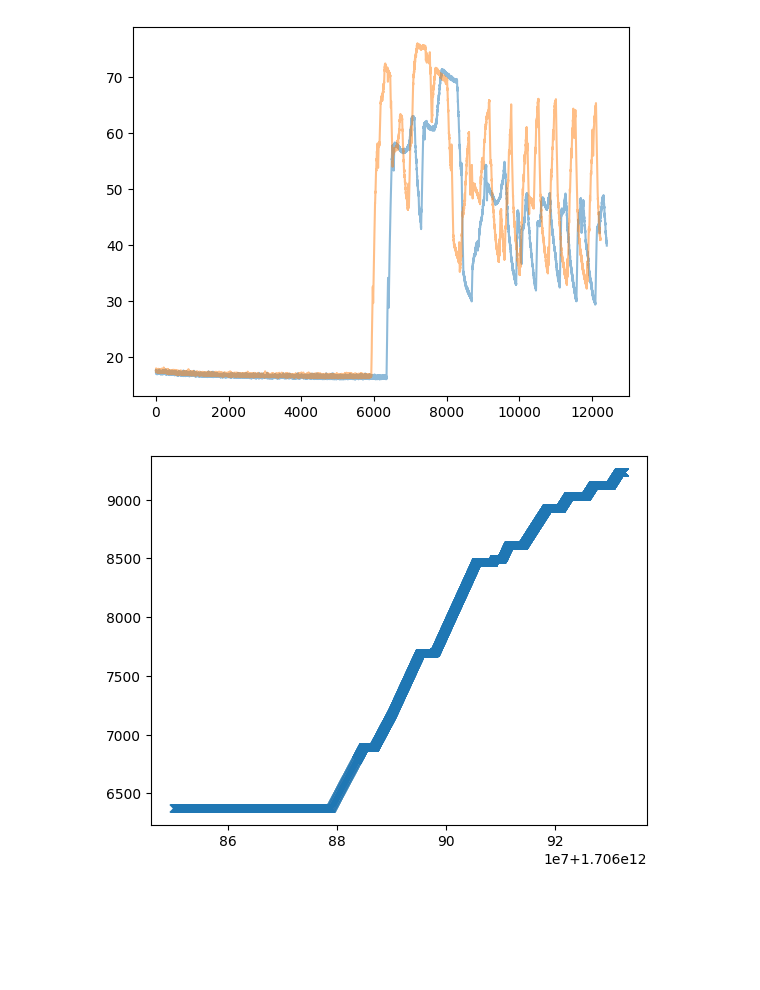
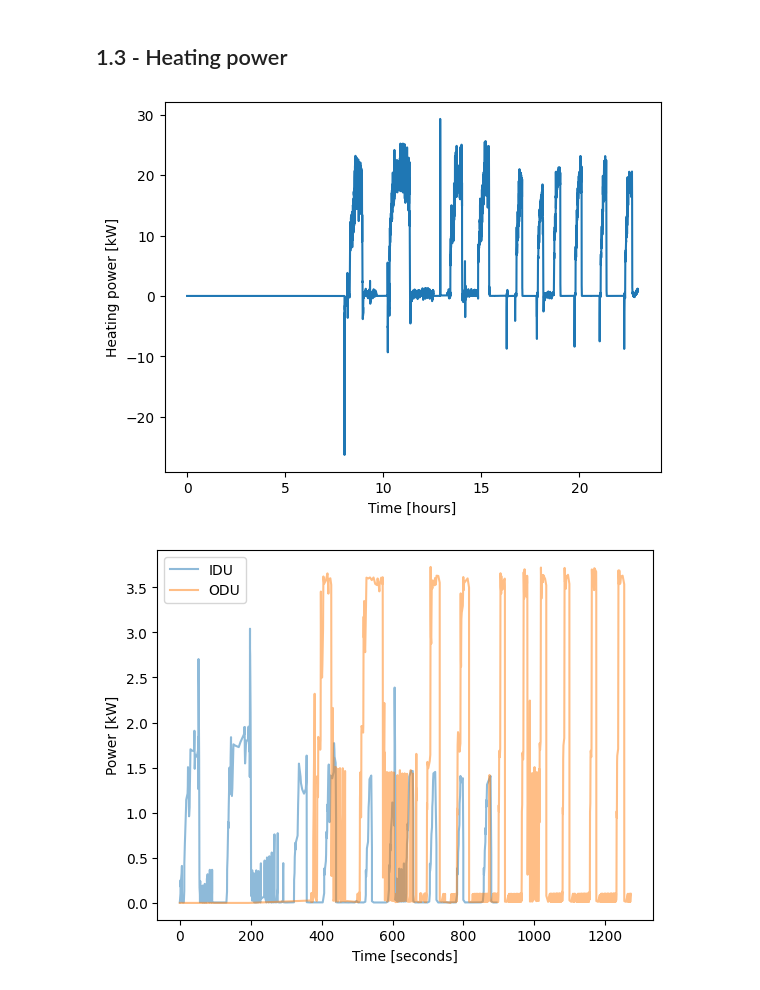
Before and after one commit to thegridelectric/gridworks-journalkeeper, a Jupyter notebook: src/gjk/data_processing/estimating_COP.ipynb, the cells around one changed output. Cells and saved outputs as stored; diff of their text form; code cells hidden in the pictures; blank space fills up the shorter version.

```diff
--- a/src/gjk/data_processing/estimating_COP.ipynb
+++ b/src/gjk/data_processing/estimating_COP.ipynb
@@ -67,3 +60,13 @@ mhp = session.query(ReadingSql).filter(
     ReadingSql.time_ms >= start_ms,
     ReadingSql.time_ms < end_ms,
     ReadingSql.data_channel_id == '94c3ab5c-7dd1-43c5-9870-733930251396').order_by(asc(ReadingSql.time_ms)).all()
+
+odu = session.query(ReadingSql).filter(
+    ReadingSql.time_ms >= start_ms,
+    ReadingSql.time_ms < end_ms,
+    ReadingSql.data_channel_id == '498da855-bac5-47e9-b83a-a11e56a50e67').order_by(asc(ReadingSql.time_ms)).all()
+
+idu = session.query(ReadingSql).filter(
+    ReadingSql.time_ms >= start_ms,
+    ReadingSql.time_ms < end_ms,
+    ReadingSql.data_channel_id == 'beabac86-7caa-4ab4-a50b-af1ad54ed165').order_by(asc(ReadingSql.time_ms)).all()
@@ -70,36 +163,38 @@ mhp = session.query(ReadingSql).filter(
+# %% [markdown]
+## 1.3 - Heating power
+# %%
+df_heatpower['Q_HP'] = (3.78541 * df_heatpower.flowrate / 60) * 4187 * df_heatpower.delta_t / 1000
+
+plt.plot(df_heatpower.time, df_heatpower.Q_HP)
+plt.xlabel('Time [hours]')
+plt.ylabel('Heating power [kW]')
+plt.show()
+# %% [output]
+[figure, added]
 # %%
-ewt_value_list = []
-ewt_time_list = []
-for e in ewt:
-    if e.value > 0:
-        ewt_value_list.append(e.value)
-        ewt_time_list.append(e.time_ms)
-ewt_time_list = [(x-ewt_time_list[0])/1000/60 for x in ewt_time_list]
-ewt_value_list = [x/1000 for x in ewt_value_list]
+idu_values = []
+idu_times = []
+for x in idu:
+    if x.value > 0:
+        idu_values.append(x.value)
+        idu_times.append(x.time_ms)
+idu_times = [(x-idu_times[0])/1000/60 for x in idu_times]
+idu_values = [x/1000 for x in idu_values]
 
-lwt_value_list = []
-lwt_time_list = []
-for l in lwt:
-    if l.value > 0:
-        lwt_value_list.append(l.value)
-        lwt_time_list.append(l.time_ms)
-original_lwt_time_list = lwt_time_list
-lwt_time_list = [(x-lwt_time_list[0])/1000/60 for x in lwt_time_list]
-lwt_value_list = [x/1000 for x in lwt_value_list]
+odu_values = []
+odu_times = []
+for x in odu:
+    if x.value > 0:
+        odu_values.append(x.value)
+        odu_times.append(x.time_ms)
+odu_times = [(x-odu_times[0])/1000/60 for x in odu_times]
+odu_values = [x/1000 for x in odu_values]
 
-mhp_value_list = []
-mhp_time_list = []
-for m in mhp:
-    mhp_value_list.append(m.value)
-    mhp_time_list.append(m.time_ms)
-mhp_value_list = [x/100 for x in mhp_value_list]
-
-import matplotlib.pyplot as plt
-plt.plot(ewt_value_list, alpha=0.5)
-plt.plot(lwt_value_list, alpha=0.5)
+plt.plot(idu_times, idu_values, alpha=0.5, label='IDU')
+plt.plot(odu_times, odu_values, alpha=0.5, label='ODU')
+plt.xlabel('Time [seconds]')
+plt.ylabel('Power [kW]')
+plt.legend()
 plt.show()
-plt.plot(mhp_time_list, mhp_value_list, '-x', alpha=0.1)
-plt.show()
 # %% [output]
-[figure, old version]
+[figure, new version]
-[figure, removed]
```
Also changed, not shown: parts of 9 cells of this notebook.
